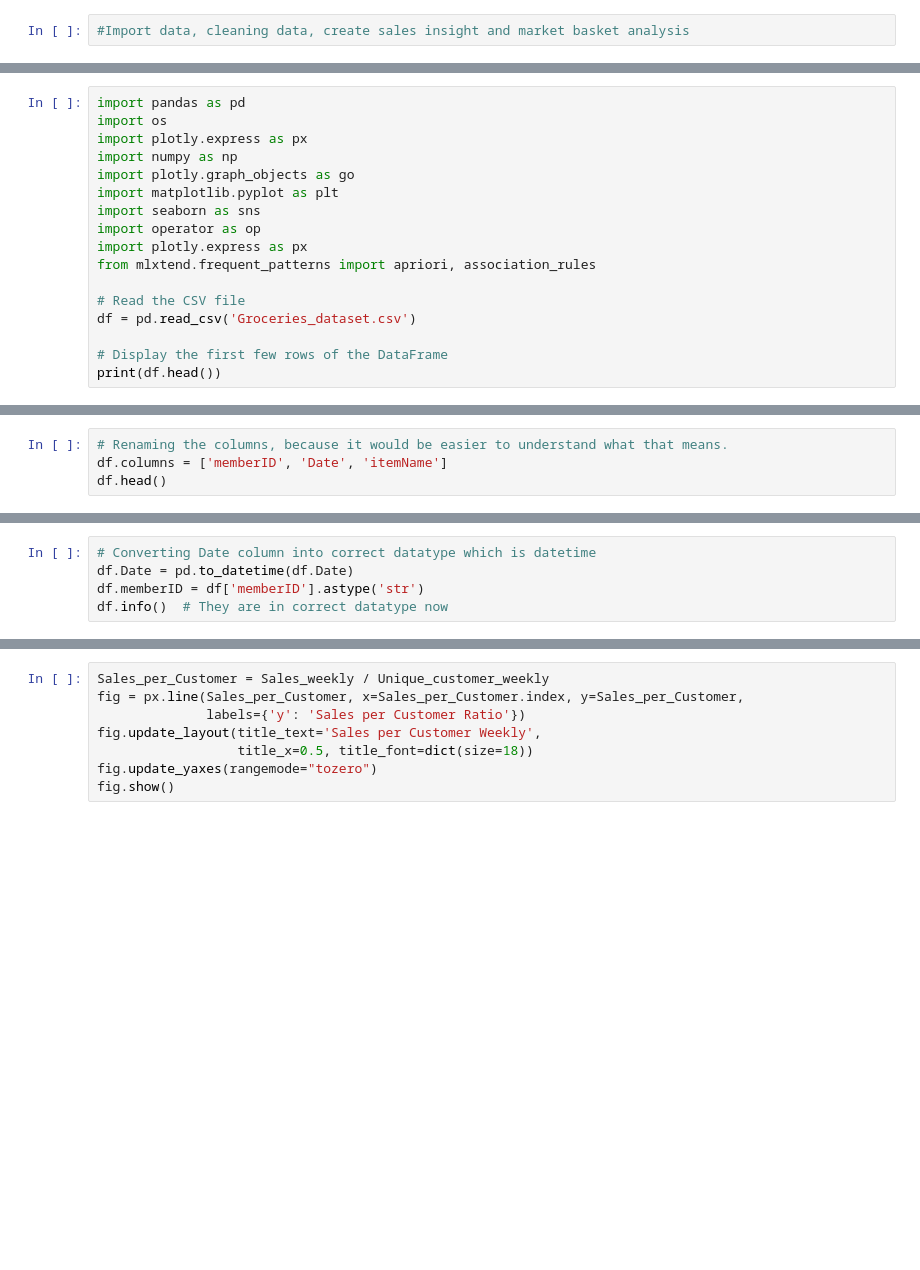
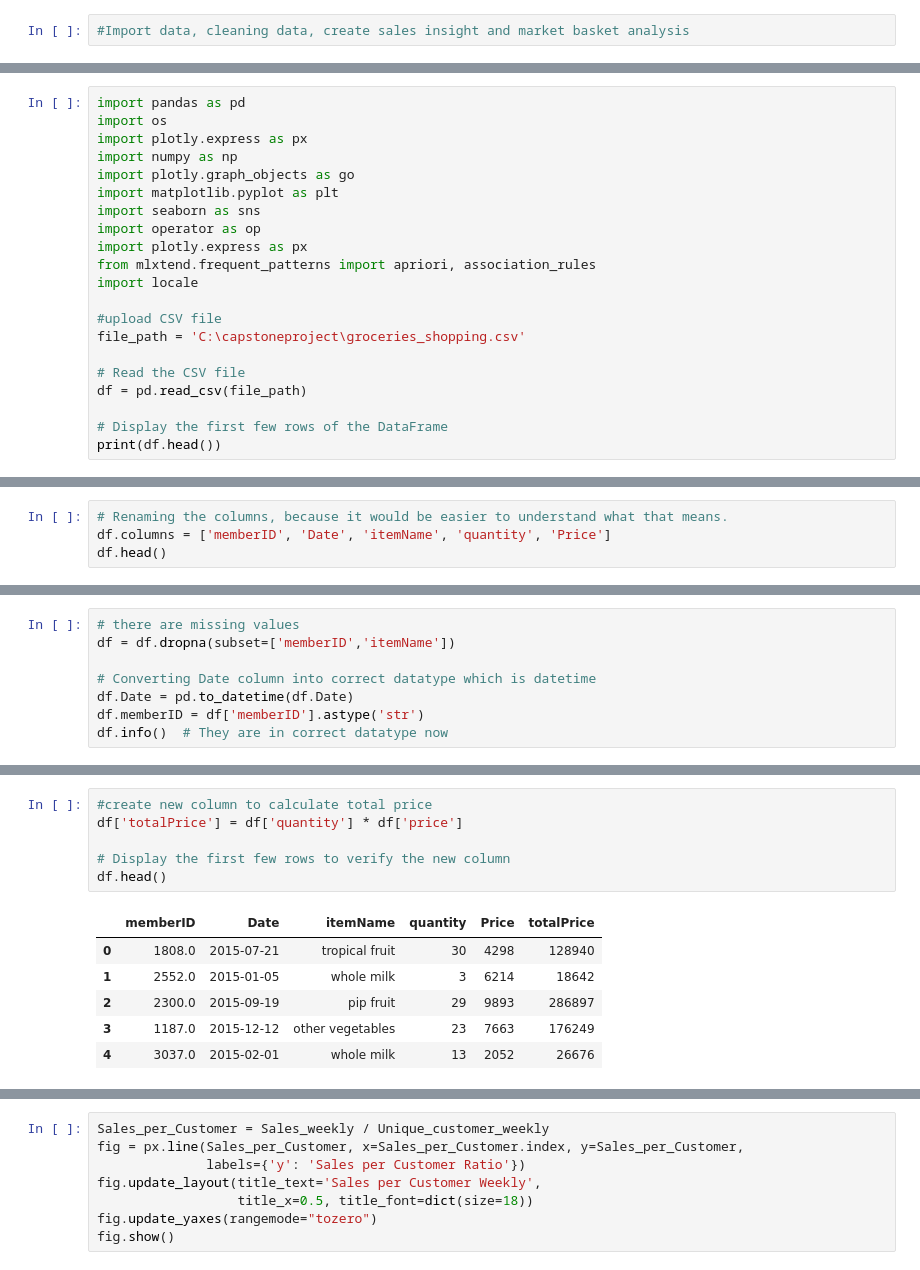
Before and after one commit to TasyaTR17/capstoneproject, a Jupyter notebook: capstonecode.ipynb, the cells around one changed output, grey strips where cells are left out. Drawn from its saved outputs; the diff is of its cells as text; blank space fills up the shorter version.

```diff
--- a/capstonecode.ipynb
+++ b/capstonecode.ipynb
@@ -25,9 +11,13 @@ import seaborn as sns
 import operator as op
 import plotly.express as px
 from mlxtend.frequent_patterns import apriori, association_rules
+import locale
+
+#upload CSV file
+file_path = 'C:\capstoneproject\groceries_shopping.csv'
 
 # Read the CSV file
-df = pd.read_csv('Groceries_dataset.csv')
+df = pd.read_csv(file_path)
 
 # Display the first few rows of the DataFrame
 print(df.head())
@@ -37,4 +54,4 @@ df.info()
 # %%
 # Renaming the columns, because it would be easier to understand what that means.
-df.columns = ['memberID', 'Date', 'itemName']
+df.columns = ['memberID', 'Date', 'itemName', 'quantity', 'Price']
 df.head()
@@ -45,4 +76,7 @@ nan_values
 # %%
+# there are missing values
+df = df.dropna(subset=['memberID','itemName'])
+
 # Converting Date column into correct datatype which is datetime
 df.Date = pd.to_datetime(df.Date)
 df.memberID = df['memberID'].astype('str')
@@ -50,3 +98,16 @@ df.info()  # They are in correct datatype now
+# %%
+#create new column to calculate total price
+df['totalPrice'] = df['quantity'] * df['price']
+
+# Display the first few rows to verify the new column
+df.head()
+# %% [output]
+|  | memberID | Date | itemName | quantity | Price | totalPrice |
+| 0 | 1808.0 | 2015-07-21 | tropical fruit | 30 | 4298 | 128940 |
+| 1 | 2552.0 | 2015-01-05 | whole milk | 3 | 6214 | 18642 |
+| 2 | 2300.0 | 2015-09-19 | pip fruit | 29 | 9893 | 286897 |
+| 3 | 1187.0 | 2015-12-12 | other vegetables | 23 | 7663 | 176249 |
+| 4 | 3037.0 | 2015-02-01 | whole milk | 13 | 2052 | 26676 |
 # %%
 Sales_weekly = df.resample('w', on='Date').size()
 fig = px.line(df, x=Sales_weekly.index, y=Sales_weekly,
```
Also changed, not shown: parts of 33 cells of this notebook, 3 other files.
